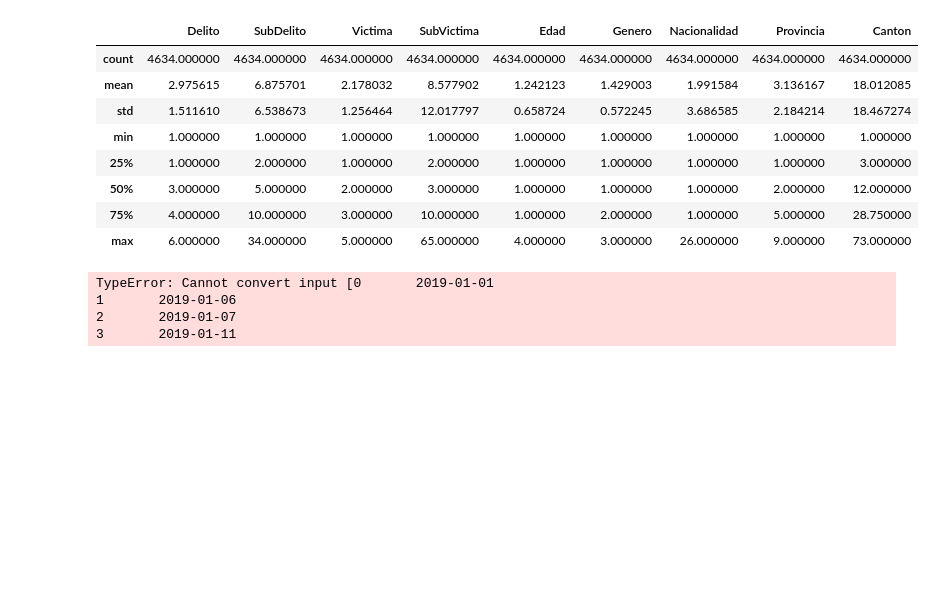
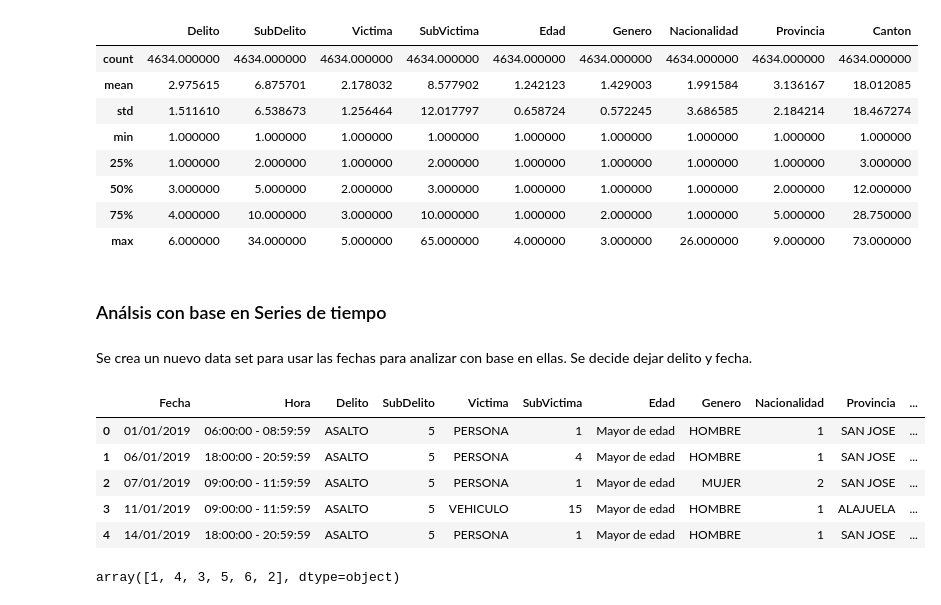
Before and after one commit to KatyaBrenes/Data-Science-Project, a Jupyter notebook: Proyecto Katya Brenes.ipynb, the cells around one changed output. Saved outputs shown, nothing was run; the diff lists cells and outputs as text; code cells hidden in the pictures; blank space fills up the shorter version.

```diff
--- a/Proyecto Katya Brenes.ipynb
+++ b/Proyecto Katya Brenes.ipynb
@@ -394,9 +393,8 @@ fDic.describe()
 | 75% | 4.000000 | 10.000000 | 3.000000 | 10.000000 | 1.000000 | 2.000000 | 1.000000 | 5.000000 | 28.750000 |
 | max | 6.000000 | 34.000000 | 5.000000 | 65.000000 | 4.000000 | 3.000000 | 26.000000 | 9.000000 | 73.000000 |
 # %%
-dti = pd.date_range(dataFrame['Fecha'], periods=2, freq='M')
+#dti = pd.date_range(dataFrame['Fecha'], periods=2, freq='M')
-# %% [output]
-TypeError: Cannot convert input [0       2019-01-01
-1       2019-01-06
-2       2019-01-07
-3       2019-01-11
+# %% [markdown]
+### Análsis con base en Series de tiempo
+# %% [markdown]
+Se crea un nuevo data set para usar las fechas para analizar con base en ellas.  Se decide dejar delito y fecha.
@@ -402,0 +405,11 @@ TypeError: Cannot convert input [0       2019-01-01
+# %%
+#  Lectura de la data
+df = pd.read_csv('Estadisticas CR 2.csv', header=1)
+df.head()
+# %% [output]
+|  | Fecha | Hora | Delito | SubDelito | Victima | SubVictima | Edad | Genero | Nacionalidad | Provincia | ... |
+| 0 | 01/01/2019 | 06:00:00 - 08:59:59 | ASALTO | 5 | PERSONA | 1 | Mayor de edad | HOMBRE | 1 | SAN JOSE | ... |
+| 1 | 06/01/2019 | 18:00:00 - 20:59:59 | ASALTO | 5 | PERSONA | 4 | Mayor de edad | HOMBRE | 1 | SAN JOSE | ... |
+| 2 | 07/01/2019 | 09:00:00 - 11:59:59 | ASALTO | 5 | PERSONA | 1 | Mayor de edad | MUJER | 2 | SAN JOSE | ... |
+| 3 | 11/01/2019 | 09:00:00 - 11:59:59 | ASALTO | 5 | VEHICULO | 15 | Mayor de edad | HOMBRE | 1 | ALAJUELA | ... |
+| 4 | 14/01/2019 | 18:00:00 - 20:59:59 | ASALTO | 5 | PERSONA | 1 | Mayor de edad | HOMBRE | 1 | SAN JOSE | ... |
@@ -402,0 +421,11 @@ TypeError: Cannot convert input [0       2019-01-01
+# %%
+# Las diferentes categorías de Delito se pasan a numérico
+df["Delito"]= np.where(df["Delito"] == "ASALTO", 1, df["Delito"])
+df["Delito"]= np.where(df["Delito"] == 'HOMICIDIO', 2, df["Delito"])
+df["Delito"]= np.where(df["Delito"] == 'HURTO', 3, df["Delito"])
+df["Delito"]= np.where(df["Delito"] == 'ROBO', 4, df["Delito"])
+df["Delito"]= np.where(df["Delito"] == 'ROBO DE VEHICULO', 5, df["Delito"])
+df["Delito"]= np.where(df["Delito"] == 'TACHA DE VEHICULO', 6, df["Delito"])
+df["Delito"].unique()
+# %% [output]
+array([1, 4, 3, 5, 6, 2], dtype=object)
```
Also changed, not shown: parts of 16 cells of this notebook.
